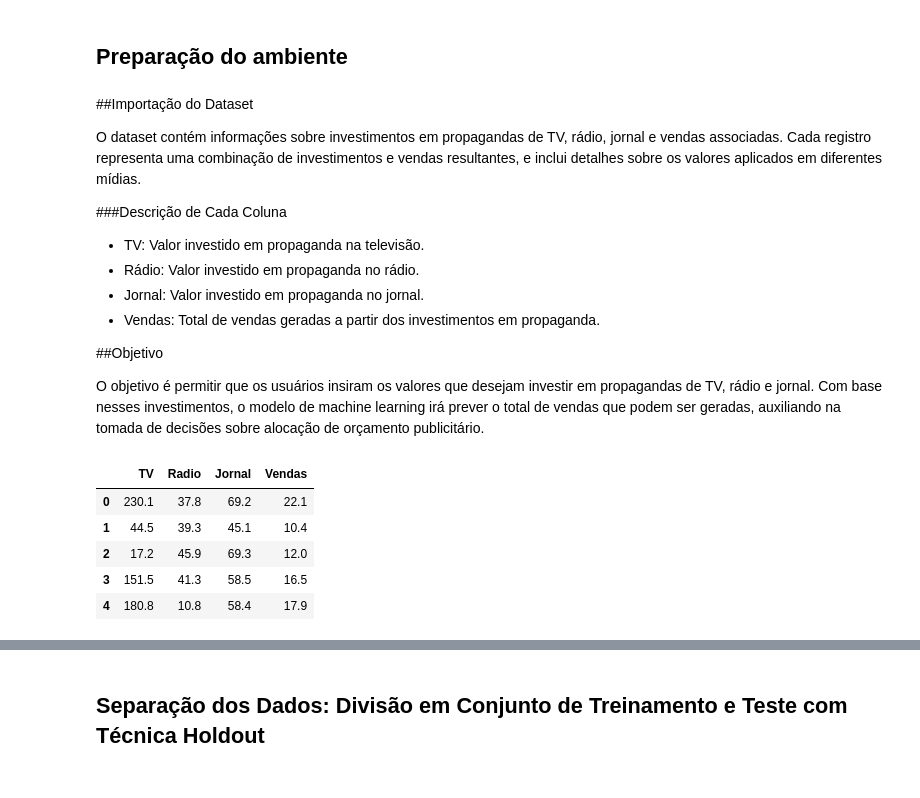
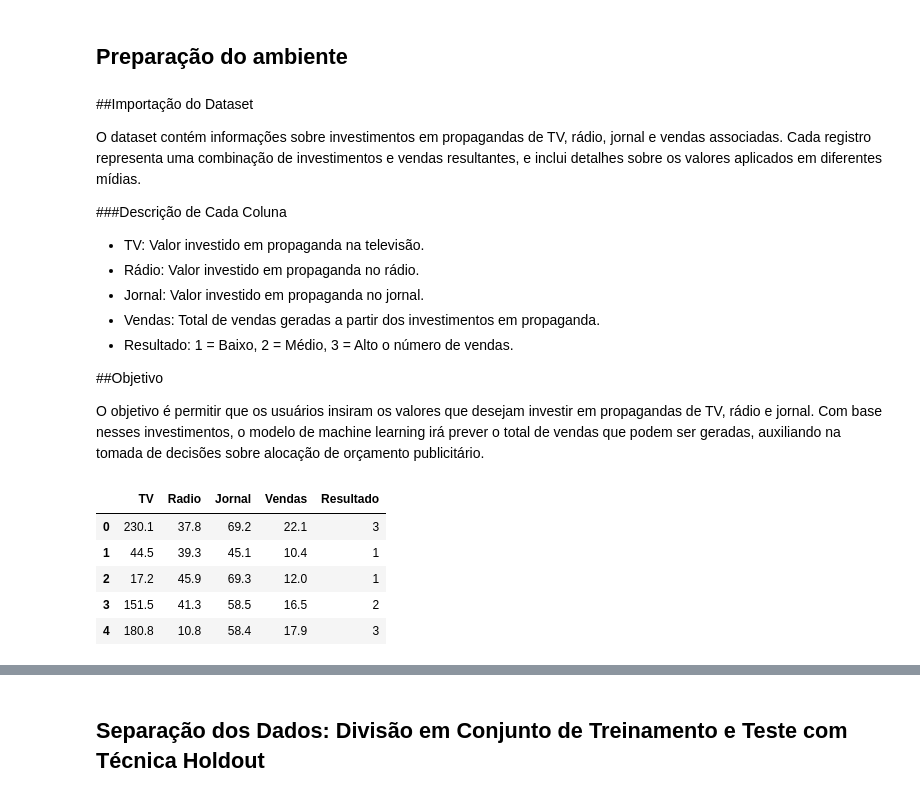
Before and after one commit to LuannSP/projeto-mvp-qualidade-seguranca-sistemas-inteligentes, a Jupyter notebook: api/MachineLearning/notebooks/advertising_classification.ipynb, the cells around one changed output, grey strips where cells are left out. Cells and saved outputs as stored; diff of their text form; code cells hidden in the pictures.

```diff
--- a/api/MachineLearning/notebooks/advertising_classification.ipynb
+++ b/api/MachineLearning/notebooks/advertising_classification.ipynb
@@ -49,6 +49,7 @@ O dataset contém informações sobre investimentos em propagandas de TV, rádio
 - Rádio: Valor investido em propaganda no rádio.
 - Jornal: Valor investido em propaganda no jornal.
 - Vendas: Total de vendas geradas a partir dos investimentos em propaganda.
+- Resultado: 1 = Baixo, 2 = Médio, 3 = Alto o número de vendas.
 
 ##Objetivo
 
@@ -56,22 +57,19 @@ O objetivo é permitir que os usuários insiram os valores que desejam investir
 # %%
 # URL para acessar o dataset VGSales no GitHub
 url = "https://raw.githubusercontent.com/LuannSP/projeto-mvp-qualidade-seguranca-sistemas-inteligentes/master/api/MachineLearning/data/advertising.csv"
 
 # Carrega o arquivo CSV diretamente do GitHub para um DataFrame
 dataset = pd.read_csv(url, delimiter=',')
 
-# Remove linhas com valores NaN
-dataset.dropna(inplace=True)
-
 # Exibe as primeiras 5 linhas do dataset para visualização inicial
 dataset.head()
 # %% [output]
-|  | TV | Radio | Jornal | Vendas |
-| 0 | 230.1 | 37.8 | 69.2 | 22.1 |
-| 1 | 44.5 | 39.3 | 45.1 | 10.4 |
-| 2 | 17.2 | 45.9 | 69.3 | 12.0 |
-| 3 | 151.5 | 41.3 | 58.5 | 16.5 |
-| 4 | 180.8 | 10.8 | 58.4 | 17.9 |
+|  | TV | Radio | Jornal | Vendas | Resultado |
+| 0 | 230.1 | 37.8 | 69.2 | 22.1 | 3 |
+| 1 | 44.5 | 39.3 | 45.1 | 10.4 | 1 |
+| 2 | 17.2 | 45.9 | 69.3 | 12.0 | 1 |
+| 3 | 151.5 | 41.3 | 58.5 | 16.5 | 2 |
+| 4 | 180.8 | 10.8 | 58.4 | 17.9 | 3 |
 # %%
 # Resumo conciso sobre a estrutura do DataFrame
 dataset.info()
```
Also changed, not shown: parts of 17 cells of this notebook, 12 other files.
